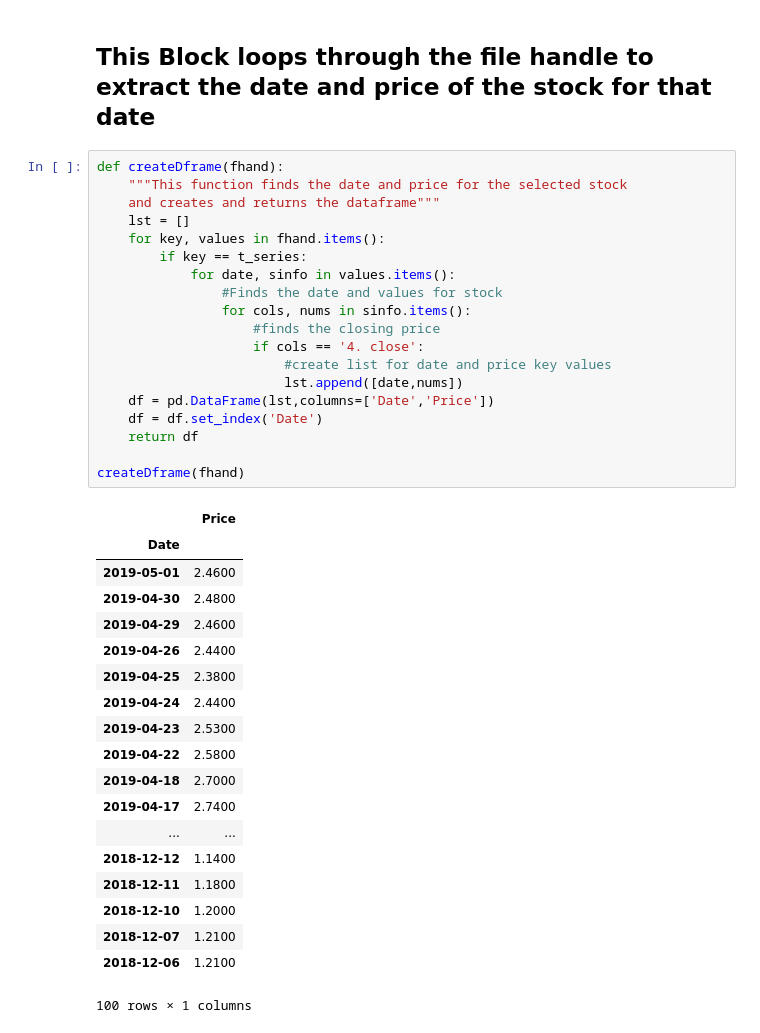
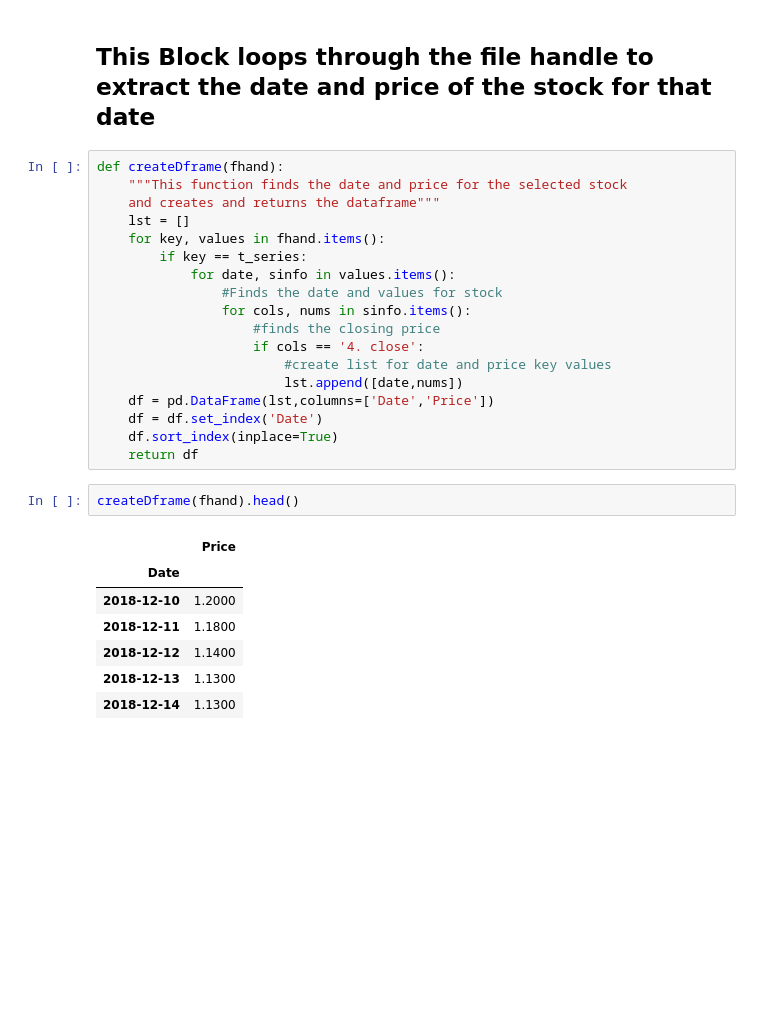
Before and after one commit to ctd1077/AVapi, a Jupyter notebook: AVapi.ipynb, the cells around one changed output. Drawn from its saved outputs; the diff is of its cells as text; blank space fills up the shorter version.

```diff
--- a/AVapi.ipynb
+++ b/AVapi.ipynb
@@ -113,29 +108,18 @@ def createDframe(fhand):
                         lst.append([date,nums])
     df = pd.DataFrame(lst,columns=['Date','Price'])
     df = df.set_index('Date')
+    df.sort_index(inplace=True)
     return df
-
-createDframe(fhand)
-# %% [output]
-|  | Price |
-| Date |  |
-| 2019-05-01 | 2.4600 |
-| 2019-04-30 | 2.4800 |
-| 2019-04-29 | 2.4600 |
-| 2019-04-26 | 2.4400 |
-| 2019-04-25 | 2.3800 |
-| 2019-04-24 | 2.4400 |
-| 2019-04-23 | 2.5300 |
-| 2019-04-22 | 2.5800 |
-| 2019-04-18 | 2.7000 |
-| 2019-04-17 | 2.7400 |
-| ... | ... |
-| 2018-12-12 | 1.1400 |
-| 2018-12-11 | 1.1800 |
-| 2018-12-10 | 1.2000 |
-| 2018-12-07 | 1.2100 |
-| 2018-12-06 | 1.2100 |
-100 rows × 1 columns
+# %%
+createDframe(fhand).head()
+# %% [output]
+|  | Price |
+| Date |  |
+| 2018-12-10 | 1.2000 |
+| 2018-12-11 | 1.1800 |
+| 2018-12-12 | 1.1400 |
+| 2018-12-13 | 1.1300 |
+| 2018-12-14 | 1.1300 |
 # %%
 def createDframe2(fhand):
     """This function finds the date and volume for the selected stock
```
Also changed, not shown: parts of 9 cells of this notebook.
